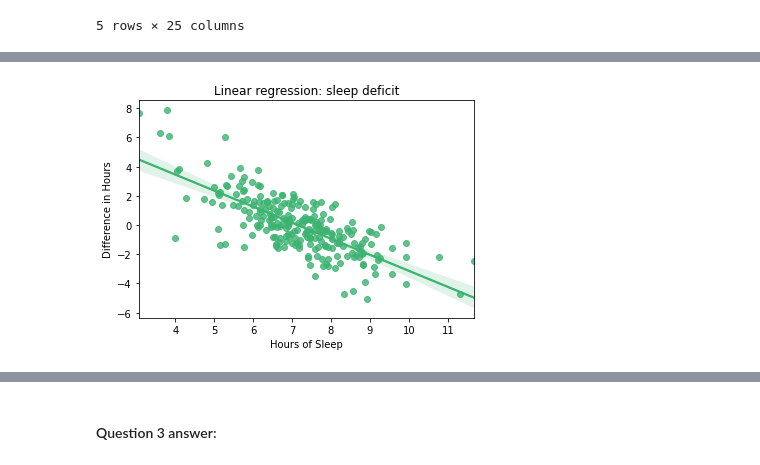
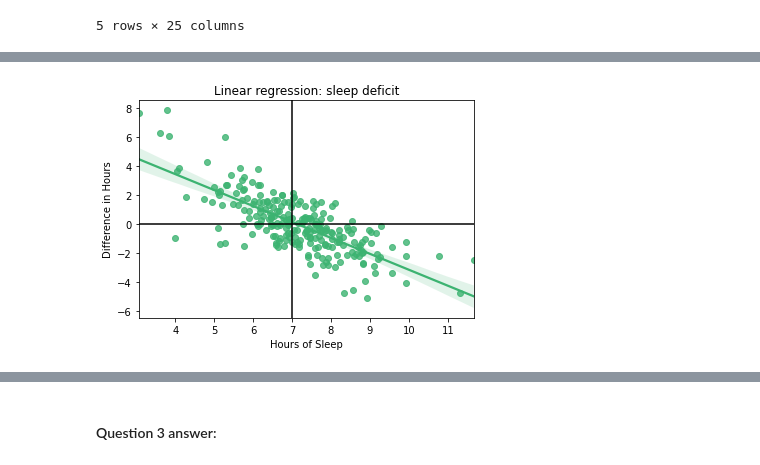
Before and after one commit to gsagararatne/DataSciencePortfolio, a Jupyter notebook: FitbitSleepAnalysis/FitbitSleepAnalysis.ipynb, the cells around one changed output, grey strips where cells are left out. Cells and saved outputs as stored; diff of their text form; code cells hidden in the pictures.

```diff
--- a/FitbitSleepAnalysis/FitbitSleepAnalysis.ipynb
+++ b/FitbitSleepAnalysis/FitbitSleepAnalysis.ipynb
@@ -1157,11 +1164,13 @@ sleep_deficit_linear_model.summary().tables[1]
 # %%
 # Plot how much more I slept each night vs. amount slept night before
 sns.regplot(x = fitbitdf.yes_hours_asleep, y = fitbitdf.hours_diff, color = "mediumseagreen")
 plt.title("Linear regression: sleep deficit")
 plt.ylabel("Difference in Hours")
 plt.xlabel("Hours of Sleep")
+plt.axvline(7,c="black")
+plt.axhline(0,c="black")
 plt.show()
 # %% [output]
-[figure, old version]
+[figure, new version]
 # %%
 plt.figure()
```
Also changed, not shown: parts of 5 cells of this notebook.
